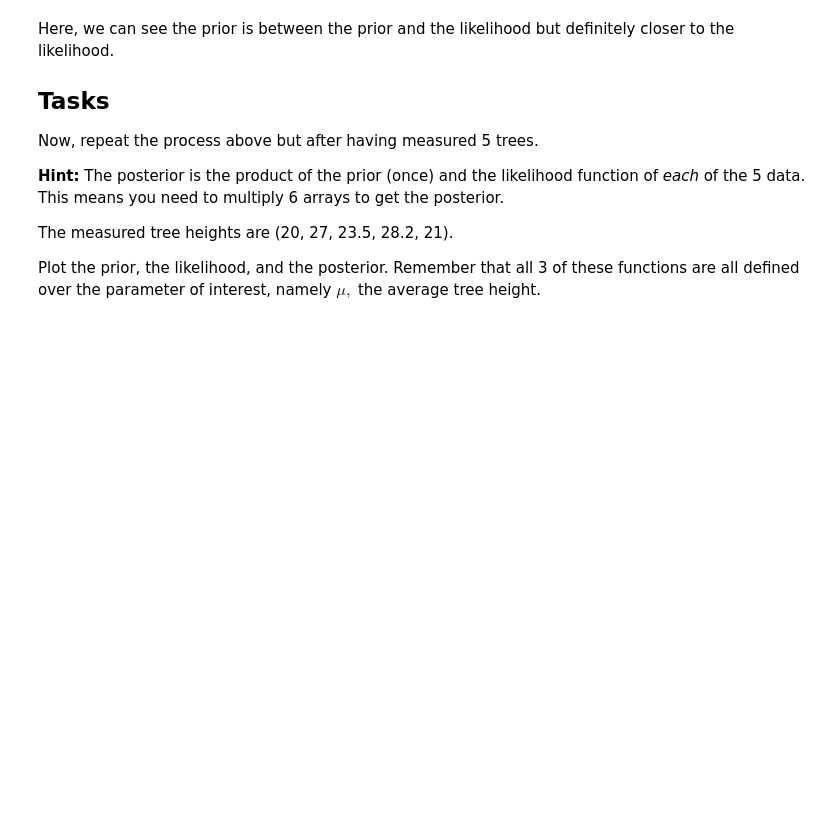
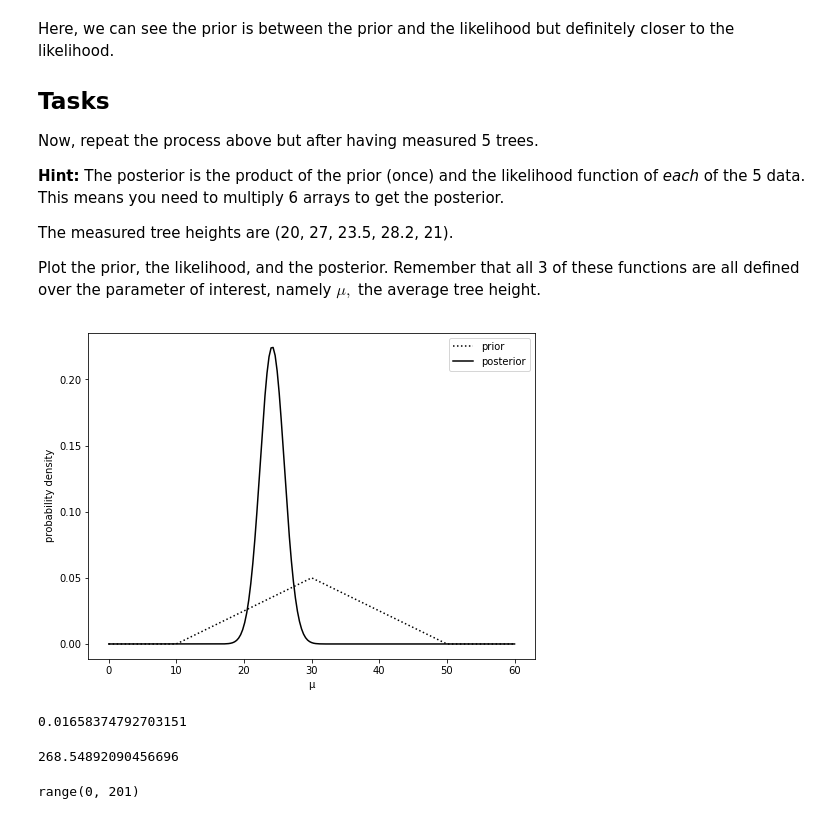
Before and after one commit to Munchic/cs146, a Jupyter notebook: cs146-2.1-pre-class-work.ipynb, the cells around one changed output. Drawn from its saved outputs; the diff is of its cells as text; code cells hidden in the pictures; blank space fills up the shorter version.

```diff
--- a/cs146-2.1-pre-class-work.ipynb
+++ b/cs146-2.1-pre-class-work.ipynb
@@ -152,0 +152,37 @@ data = [20, 27, 23.5, 28.2, 21]
+# %%
+data = [20, 27, 23.5, 28.2, 21]
+
+new_posterior = copy.deepcopy(prior)
+for datum in data:
+    likelihood = sts.truncnorm.pdf(
+        datum,
+        (lower_limit-mu)/sigma,  # See the SciPy documentation. The lower and upper
+        (upper_limit-mu)/sigma,  # limits are defined in terms of the standard normal.
+        loc=mu,
+        scale=sigma)
+    new_posterior *= likelihood
+
+area = sp.integrate.trapz(new_posterior, mu)
+act_posterior = new_posterior / area
+# %%
+plt.figure(figsize=(8, 6))
+plt.plot(mu, prior, color='black', linestyle=':', label='prior')
+plt.plot(mu, act_posterior, color='black', label='posterior')
+plt.xlabel('μ')
+plt.ylabel('probability density')
+plt.legend()
+plt.show()
+# %% [output]
+[figure, added]
+# %%
+np.mean(act_posterior)
+# %% [output]
+0.01658374792703151
+# %%
+np.sum(act_posterior * range(len(act_posterior)))
+# %% [output]
+268.54892090456696
+# %%
+range(len(act_posterior))
+# %% [output]
+range(0, 201)
```
Also changed, not shown: parts of 7 cells of this notebook.
